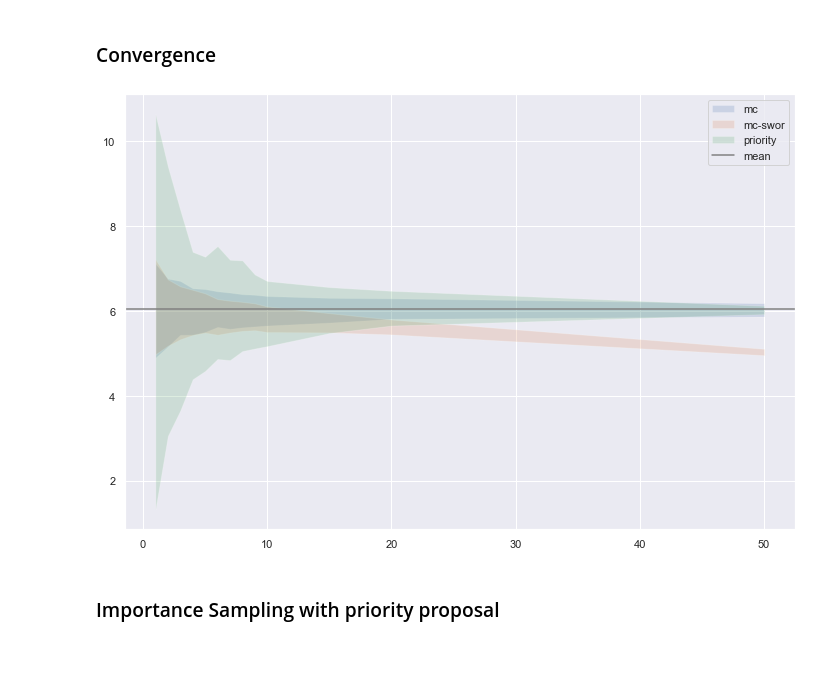
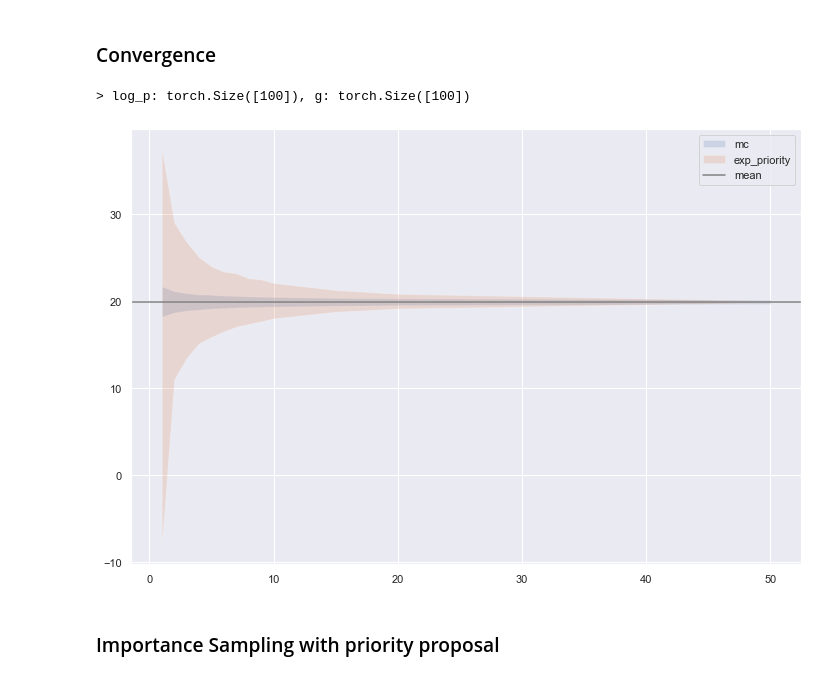
Before and after one commit to FindZebra/fz-openqa, a Jupyter notebook: notebooks/priority_sampling.ipynb, the cells around one changed output. Drawn from its saved outputs; the diff is of its cells as text; code cells hidden in the pictures.

```diff
--- a/notebooks/priority_sampling.ipynb
+++ b/notebooks/priority_sampling.ipynb
@@ -14,9 +14,9 @@ from fz_openqa.datamodules.pipes.sampler import PrioritySampler
 # base functions
 n = 100
 x = torch.range(0, n-1)
-f =  1 *  torch.randn(n,)
+f =  2 *  torch.randn(n,)
 f -= f.min()
-g =  (2 * f + 1 *  torch.randn(n,)).abs()
+g =  (2 * f + 2 *  torch.randn(n,)).abs()
 f, idx =  f.sort(descending=True)
 g = g[idx]
 rich.print(f"> f.shape: {f.shape}, x: {x.shape}")
@@ -26,8 +26,8 @@ axes[0].bar(x, f.numpy())
 axes[0].set_ylabel(r"$f_\phi(\mathbf{x})$")
 log_p = f.log_softmax(dim=-1)
 axes[1].bar(x, log_p.exp().numpy(), label="p")
-axes[1].set_ylabel(r"$p_\phi(\mathbf{x})$ (log)")
-axes[1].set_yscale("log")
+axes[1].set_ylabel(r"$p_\phi(\mathbf{x})$")
+# axes[1].set_yscale("log")
 
 mu = torch.sum(log_p.exp() * g)
 axes[2].bar(x, g.numpy(), label="g", color=colors[0], alpha=0.5)
@@ -96,7 +96,10 @@ from typing import Tuple
 
 
 def priority_sample(
-    logits: torch.Tensor, m: int, largest: bool = False
+    logits: torch.Tensor,
+        m: int,
+        largest: bool = False,
+        mode: str = "uniform",
 ) -> Tuple[torch.Tensor, torch.Tensor]:
     """Sample `log p(z)` using priority sampling with subset of size `m`
 
@@ -107,11 +110,22 @@ def priority_sample(
     Returns:
         Tuple[torch.Tensor, torch.Tensor]: sampled index and log probs
     """
+    assert mode in {"uniform", "exponential"}
     log_pz = logits.log_softmax(dim=-1)
-    if largest:
-        u = 0.5 * torch.ones_like(log_pz)
+    if mode == "uniform":
+        if largest:
+            u = 0.5 * torch.ones_like(log_pz)
+        else:
+            u = torch.rand_like(log_pz)
+    elif mode == "exponential":
+        if largest:
+            u = torch.ones_like(log_pz)
+        else:
+            u = torch.empty_like(log_pz)
+            u.exponential_()
     else:
-        u = torch.rand_like(log_pz)
+        raise ValueError(f"Unknown mode {mode}")
+
     log_u = u.log()
     keys = log_pz - log_u
     z = keys.argsort(dim=-1, descending=True)[..., : m + 1]
@@ -119,51 +133,66 @@ def priority_sample(
     log_tau = keys.gather(-1, index=z_tau)[..., :1]
     z = z[..., :m]
     log_pz = log_pz.gather(dim=-1, index=z)
-    log_pz = torch.where(log_pz - log_tau < 0, log_pz - log_tau, torch.zeros_like(log_pz))
+    if mode == "uniform":
+        log_pz = torch.where(log_pz - log_tau < 0, log_pz - log_tau, torch.zeros_like(log_pz))
+    elif mode =="exponential":
+        log_pz = (-1* (log_pz - log_tau).exp()).exp().mul(-1).log1p()
+    else:
+        raise ValueError(f"Unknown mode {mode}")
     return z, log_pz
 
 from collections import defaultdict
 
+rich.print(f"> log_p: {log_p.shape}, g: {g.shape}")
 mu = torch.sum(log_p.exp() * g)
-n_samples = 1000
+n_samples = 10000
 log_p_ = log_p.view(1, -1).repeat(n_samples, 1)
 g_ = g.view(1, -1).repeat(n_samples, 1)
 f_ = f.view(1, -1).repeat(n_samples, 1)
 
 data = defaultdict(list)
 for m in [1, 2, 3, 4, 5, 6, 7, 8, 9, 10,15, 20, 50]:
     data['m'] += [m]
     z = log_p_.exp().multinomial(m, replacement=True)
-    mu_mc = g_.gather(dim=1, index=z).mean(dim=1)
+    mu_mc = g_.gather(dim=-1, index=z).mean(dim=1)
     mu_mc_upper = mu_mc.mean(dim=-1) + 0.5 * mu_mc.std(-1)
     mu_mc_lower = mu_mc.mean(dim=-1) - 0.5 * mu_mc.std(-1)
     data['mc_upper'] += [mu_mc_upper.item()]
     data['mc_lower'] += [mu_mc_lower.item()]
 
     z = log_p_.exp().multinomial(m, replacement=False)
     mu_mc = g_.gather(dim=1, index=z).mean(dim=1)
     mu_mc_upper = mu_mc.mean(dim=-1) + 0.5 * mu_mc.std(-1)
     mu_mc_lower = mu_mc.mean(dim=-1) - 0.5 * mu_mc.std(-1)
     data['mc_rpl_upper'] += [mu_mc_upper.item()]
     data['mc_rpl_lower'] += [mu_mc_lower.item()]
 
-    z, log_qz = priority_sample(log_p_, m)
+    z, log_qz = priority_sample(log_p_, m, mode="uniform")
     mu_priority = ((log_p_.gather(dim=1, index=z) - log_qz).exp() * g_.gather(dim=1, index=z)).sum(dim=1)
     mu_priority_upper = mu_priority.mean(dim=-1) + 0.5 * mu_priority.std(-1)
     mu_priority_lower = mu_priority.mean(dim=-1) - 0.5 * mu_priority.std(-1)
     data['priority_upper'] += [mu_priority_upper.item()]
     data['priority_lower'] += [mu_priority_lower.item()]
 
+    z, log_qz = priority_sample(log_p_, m, mode="exponential")
+    mu_priority = ((log_p_.gather(dim=1, index=z) - log_qz).exp() * g_.gather(dim=1, index=z)).sum(dim=1)
+    mu_priority_upper = mu_priority.mean(dim=-1) + 0.5 * mu_priority.std(-1)
+    mu_priority_lower = mu_priority.mean(dim=-1) - 0.5 * mu_priority.std(-1)
+    data['exp_priority_upper'] += [mu_priority_upper.item()]
+    data['exp_priority_lower'] += [mu_priority_lower.item()]
+
 
 plt.fill_between(data['m'], data['mc_lower'], data['mc_upper'], label='mc', alpha=0.2)
-plt.fill_between(data['m'], data['mc_rpl_lower'], data['mc_rpl_upper'], label='mc-swor', alpha=0.2)
-plt.fill_between(data['m'], data['priority_lower'], data['priority_upper'], label='priority', alpha=0.2)
+# plt.fill_between(data['m'], data['mc_rpl_lower'], data['mc_rpl_upper'], label='mc-swor', alpha=0.2)
+# plt.fill_between(data['m'], data['priority_lower'], data['priority_upper'], label='priority', alpha=0.2)
+plt.fill_between(data['m'], data['priority_lower'], data['exp_priority_upper'], label='exp_priority', alpha=0.2)
 plt.axhline(mu, label="mean", color="gray")
 plt.legend()
 # plt.ylim(mu - 1, mu + 1)
 plt.show()
 # %% [output]
+> log_p: torch.Size([100]), g: torch.Size([100])
-[figure, old version]
+[figure, new version]
 # %% [markdown]
 ### Importance Sampling with priority proposal
 # %%
```
Also changed, not shown: parts of 3 cells of this notebook, 15 other files.
